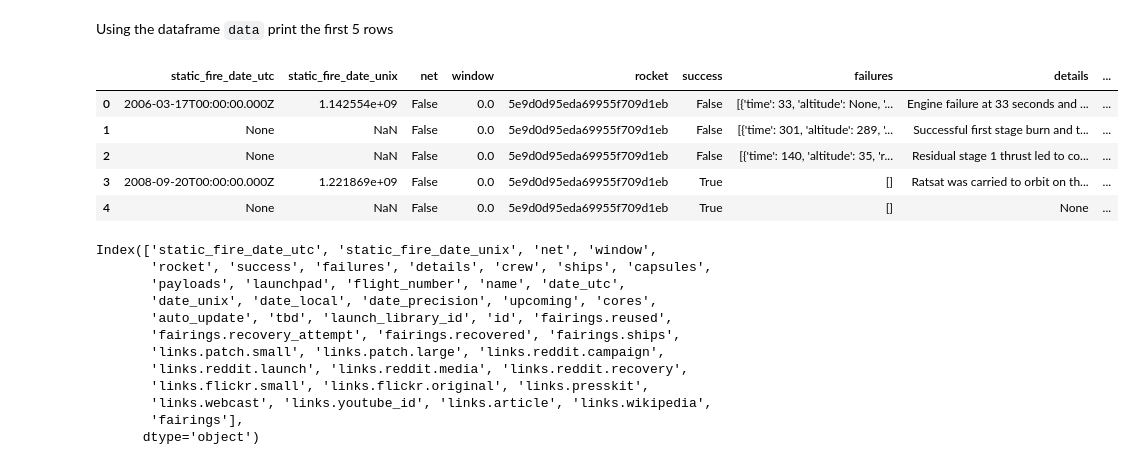
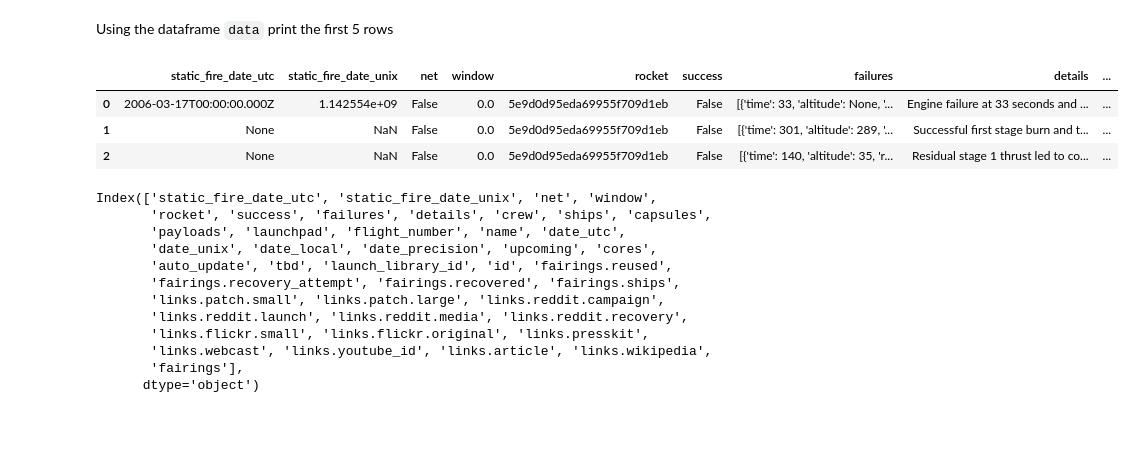
Before and after one commit to aibamaya/Falcon_9_project, a Jupyter notebook: 1-jupyter-labs-spacex-data-collection-api.ipynb, the cells around one changed output. Drawn from its saved outputs; the diff is of its cells as text; code cells hidden in the pictures; blank space fills up the shorter version.

```diff
--- a/1-jupyter-labs-spacex-data-collection-api.ipynb
+++ b/1-jupyter-labs-spacex-data-collection-api.ipynb
@@ -133,14 +74,12 @@ data = pd.json_normalize(response.json())
 Using the dataframe <code>data</code> print the first 5 rows
 # %%
 # Get the head of the dataframe
-data.head()
+data.head(3)
 # %% [output]
 |  | static_fire_date_utc | static_fire_date_unix | net | window | rocket | success | failures | details | ... |
 | 0 | 2006-03-17T00:00:00.000Z | 1.142554e+09 | False | 0.0 | 5e9d0d95eda69955f709d1eb | False | [{'time': 33, 'altitude': None, '... | Engine failure at 33 seconds and ... | ... |
 | 1 | None | NaN | False | 0.0 | 5e9d0d95eda69955f709d1eb | False | [{'time': 301, 'altitude': 289, '... | Successful first stage burn and t... | ... |
 | 2 | None | NaN | False | 0.0 | 5e9d0d95eda69955f709d1eb | False | [{'time': 140, 'altitude': 35, 'r... | Residual stage 1 thrust led to co... | ... |
-| 3 | 2008-09-20T00:00:00.000Z | 1.221869e+09 | False | 0.0 | 5e9d0d95eda69955f709d1eb | True | [] | Ratsat was carried to orbit on th... | ... |
-| 4 | None | NaN | False | 0.0 | 5e9d0d95eda69955f709d1eb | True | [] | None | ... |
 # %%
 data.columns
 # %% [output]
```
Also changed, not shown: parts of 34 cells of this notebook.
